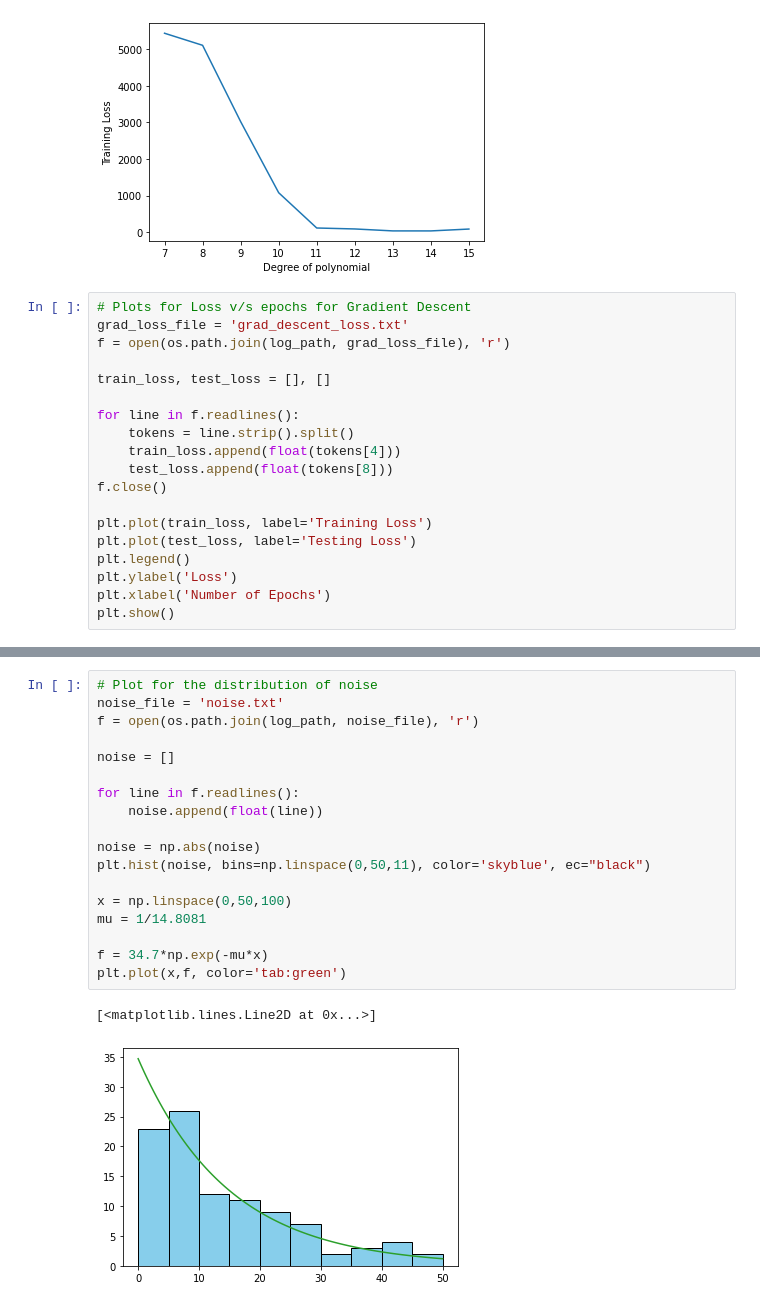
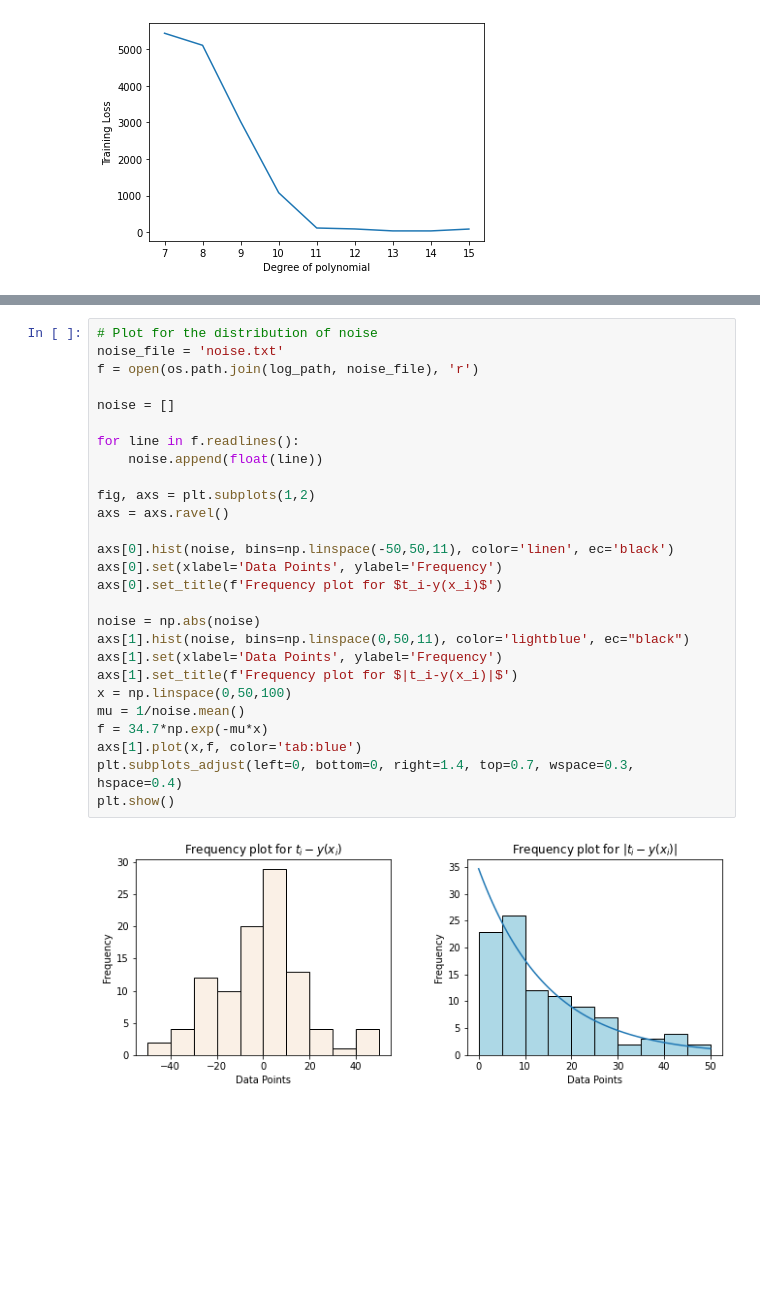
Before and after one commit to ritvikgupta199/ELL409-Assignment-1, a Jupyter notebook: polynomial_fitting/analysis_1b.ipynb, the cells around one changed output, grey strips where cells are left out. Cells and saved outputs as stored; diff of their text form; blank space fills up the shorter version.

Commit message:
Plotted histograms

```diff
--- a/polynomial_fitting/analysis_1b.ipynb
+++ b/polynomial_fitting/analysis_1b.ipynb
@@ -68,22 +68,3 @@ plt.xlabel('Degree of polynomial')
 plt.show()
 # %% [output]
 [figure]
-# %%
-# Plots for Loss v/s epochs for Gradient Descent
-grad_loss_file = 'grad_descent_loss.txt'
-f = open(os.path.join(log_path, grad_loss_file), 'r')
-
-train_loss, test_loss = [], []
-
-for line in f.readlines():
-    tokens = line.strip().split()
-    train_loss.append(float(tokens[4]))
-    test_loss.append(float(tokens[8]))
-f.close()
-
-plt.plot(train_loss, label='Training Loss')
-plt.plot(test_loss, label='Testing Loss')
-plt.legend()
-plt.ylabel('Loss')
-plt.xlabel('Number of Epochs')
-plt.show()
@@ -92,21 +71,29 @@ plt.show()
 # %%
 # Plot for the distribution of noise
 noise_file = 'noise.txt'
 f = open(os.path.join(log_path, noise_file), 'r')
 
 noise = []
 
 for line in f.readlines():
     noise.append(float(line))
 
+fig, axs = plt.subplots(1,2)
+axs = axs.ravel()
+
+axs[0].hist(noise, bins=np.linspace(-50,50,11), color='linen', ec='black')
+axs[0].set(xlabel='Data Points', ylabel='Frequency')
+axs[0].set_title(f'Frequency plot for $t_i-y(x_i)$')
+
 noise = np.abs(noise)
-plt.hist(noise, bins=np.linspace(0,50,11), color='skyblue', ec="black")
-
+axs[1].hist(noise, bins=np.linspace(0,50,11), color='lightblue', ec="black")
+axs[1].set(xlabel='Data Points', ylabel='Frequency')
+axs[1].set_title(f'Frequency plot for $|t_i-y(x_i)|$')
 x = np.linspace(0,50,100)
-mu = 1/14.8081
-
+mu = 1/noise.mean()
 f = 34.7*np.exp(-mu*x)
-plt.plot(x,f, color='tab:green')
+axs[1].plot(x,f, color='tab:blue')
+plt.subplots_adjust(left=0, bottom=0, right=1.4, top=0.7, wspace=0.3, hspace=0.4)
+plt.show()
 # %% [output]
-[<matplotlib.lines.Line2D at 0x...>]
-[figure, old version]
+[figure, new version]
```
Also changed, not shown: parts of 1 cell of this notebook, 1 other file.
